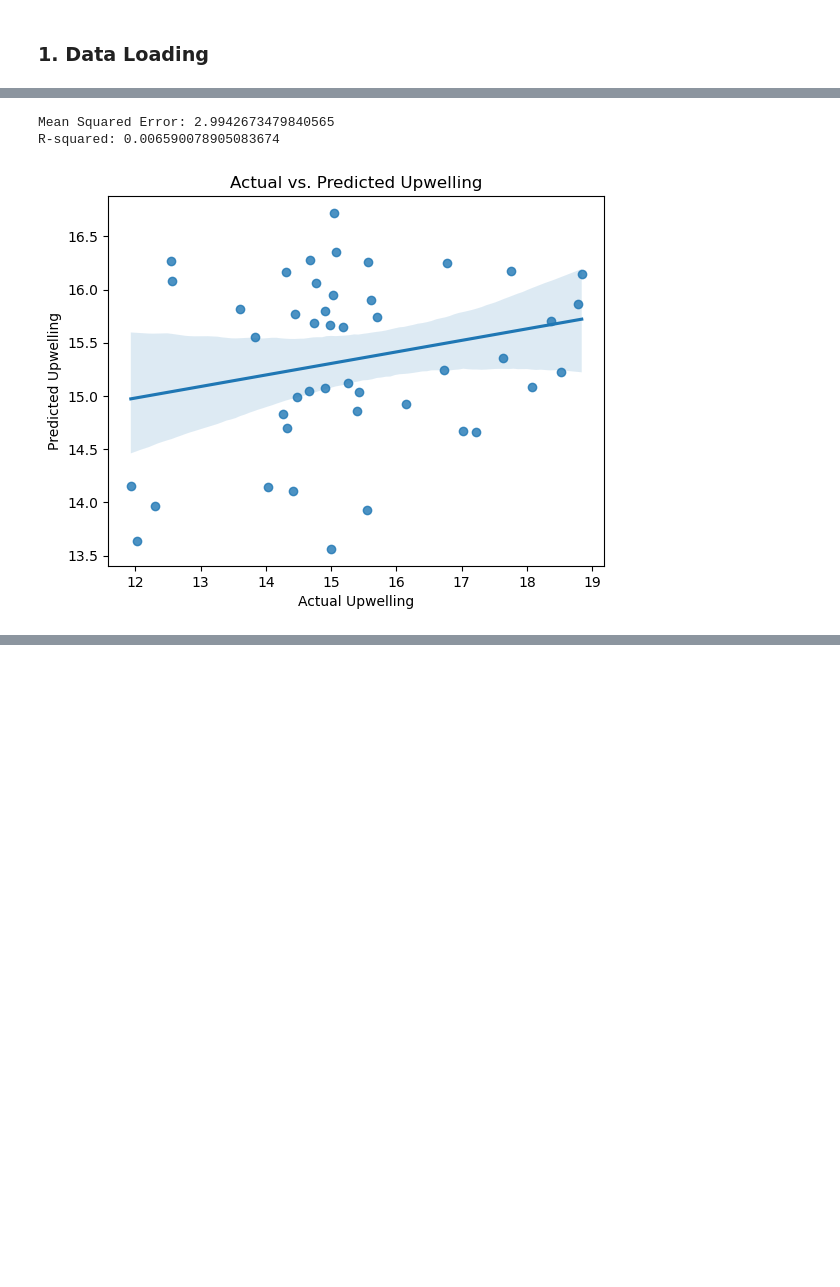
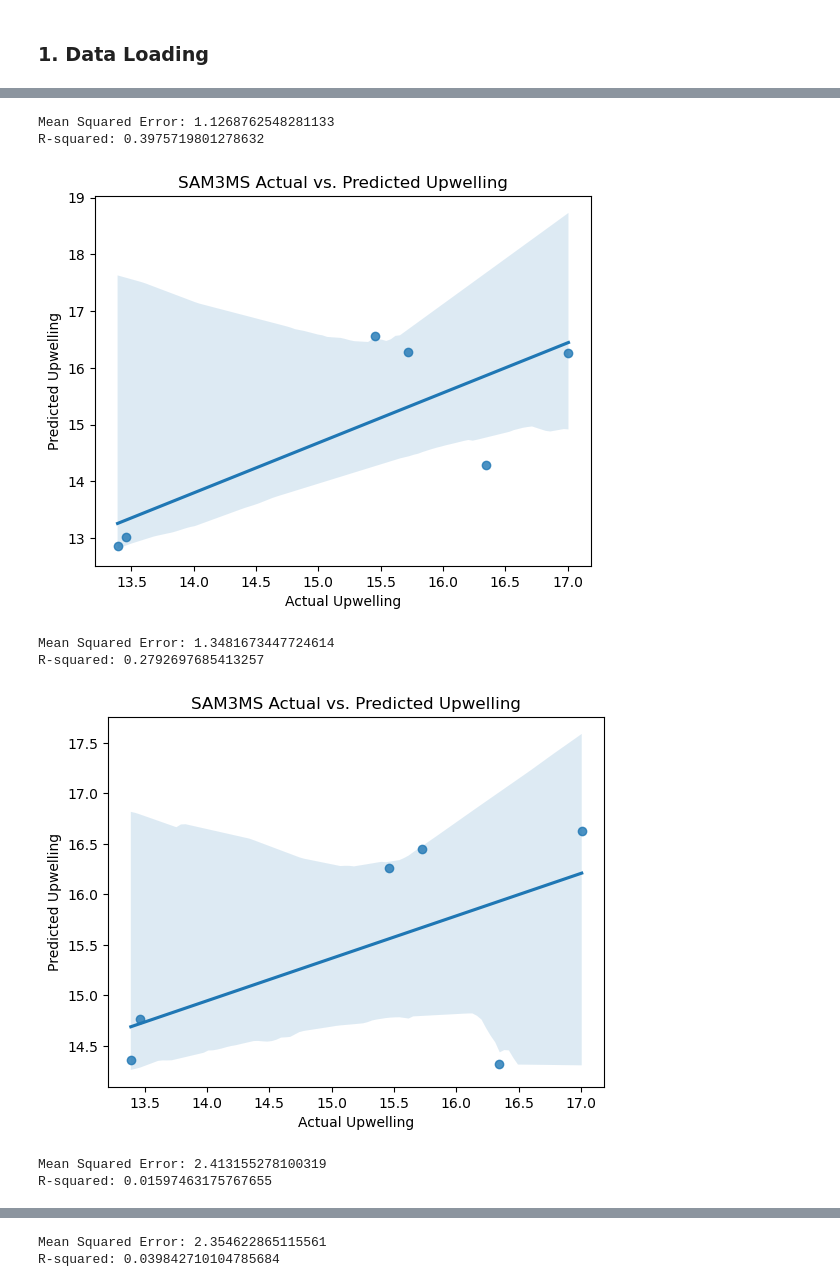
Before and after one commit to oceanhackweek/ohw23_proj_SAupwelling, a Jupyter notebook: Notebooks/modelling.ipynb, the cells around one changed output, grey strips where cells are left out. Saved outputs shown, nothing was run; the diff lists cells and outputs as text; code cells hidden in the pictures; blank space fills up the shorter version.

Commit message:
Update modelling notebook
  - Move functions to utils module

```diff
--- a/Notebooks/modelling.ipynb
+++ b/Notebooks/modelling.ipynb
@@ -91,20 +66,0 @@ dataframes["Polar_vortex"] = dataframes["Polar_vortex"].set_index("Year")
-# %%
-data = pd.DataFrame(index = dataframes["Upwelling"].index)
-for k, v in dataframes.items():
-    if k != "Polar_vortex":
-        data = data.merge(v.drop("Year", axis=1), left_index=True, right_index=True)
-# %%
-rename_dict = {'Mooring Temp': "Mooring Temp",
-               'Mooring Depth': "Mooring Depth",
-               'sam_index': "SAM",
-               'soi_index': "ENSO",
-               'iod_index': "IOD",
-               'S-Tmode_Lim_et_al_2018': "Polar vortex 1",
-               'Sep-Nov[U]_60S10hPa_JRA55': "Polar vortex 2"}
-
-data = data.rename(columns=rename_dict)
-data = data.dropna(subset="Mooring Temp")
-# %%
-# Separate features (climatic indices) and target (upwelling) variables
-X = data[['SAM', 'ENSO', 'IOD',]] # 'Polar vortex 1', 'Polar vortex 2']]
-y = data['Mooring Temp']
@@ -146,38 +67,19 @@ R-squared: 0.01202105605618764
-# %%
-# Split data into training and testing sets
-X_train, X_test, y_train, y_test = train_test_split(X, y, test_size=0.35, random_state=42)
-
-# # Standard scaler
-# X_train, X_test, y_train, y_test = (sc.fit_transform(X_train),
-#                                    sc.fit_transform(X_test),
-#                                    sc.fit_transform(np.asarray(y_train).reshape(-1, 1)),
-#                                    sc.fit_transform(np.asarray(y_test).reshape(-1, 1)))
-
-
-# Create a Random Forest Regressor model
-model = RandomForestRegressor(n_estimators=100, random_state=42)
-
-# Train the model on the training data
-model.fit(X_train, y_train)
-
-# Make predictions on the testing data
-y_pred = model.predict(X_test)
-
-# Evaluate the model's performance
-mse = mean_squared_error(y_test, y_pred)
-r2 = r2_score(y_test, y_pred)
-
-print("Mean Squared Error:", mse)
-print("R-squared:", r2)
-
-# Plot the predicted vs. actual upwelling values
-# plt.scatter(y_test, y_pred)
-sns.regplot(x=y_test, y=y_pred)
-plt.xlabel("Actual Upwelling")
-plt.ylabel("Predicted Upwelling")
-plt.title("Actual vs. Predicted Upwelling")
-plt.show()
-# %% [output]
-Mean Squared Error: 2.9942673479840565
-R-squared: 0.006590078905083674
-[figure, removed]
+# %%
+temp_series = glob("../Datasets/*TEMP*.csv")
+get_mooring_id = lambda s: s.split("/")[-1].split("_")[0]
+# %%
+# Upwelling data
+for csv in temp_series:
+    mooring_id = get_mooring_id(csv)
+    data, X, y = create_modelling_data(csv)
+    create_regression_model(X, y, mooring_id=mooring_id)
+    create_regression_model(X, y, model=RandomForestRegressor, mooring_id=mooring_id)
+# %% [output]
+Mean Squared Error: 1.1268762548281133
+R-squared: 0.3975719801278632
+[figure, added]
+Mean Squared Error: 1.3481673447724614
+R-squared: 0.2792697685413257
+[figure, added]
+Mean Squared Error: 2.413155278100319
+R-squared: 0.01597463175767655
@@ -183,0 +87,2 @@ R-squared: 0.006590078905083674
+Mean Squared Error: 2.354622865115561
+R-squared: 0.039842710104785684
```
Also changed, not shown: parts of 6 cells of this notebook.
